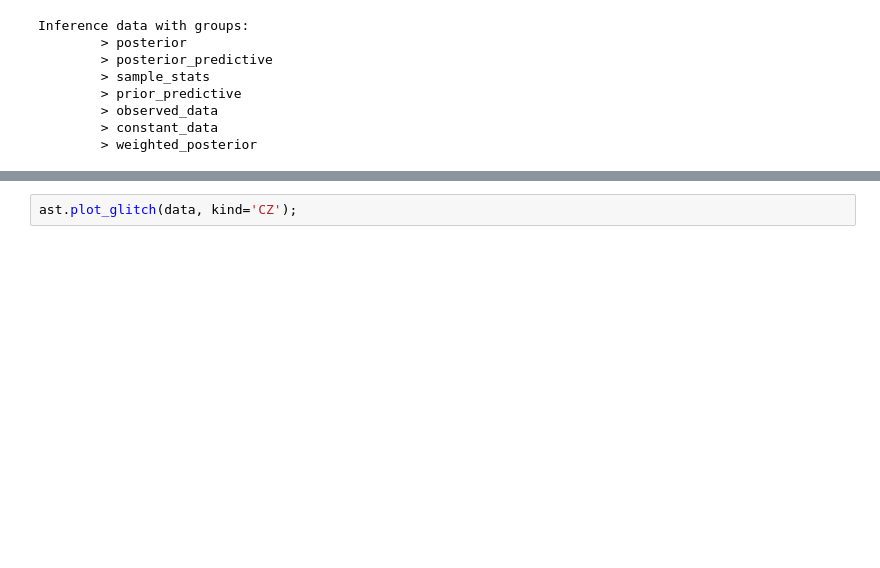
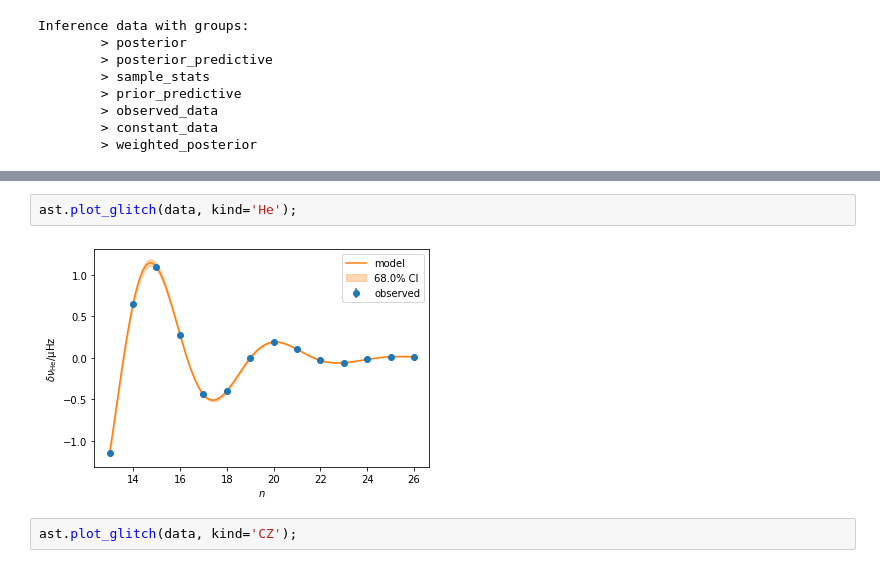
Before and after one commit to alexlyttle/asterion, a Jupyter notebook: docs/source/tutorials/glitch.ipynb, the cells around one changed output, grey strips where cells are left out. Saved outputs shown, nothing was run; the diff lists cells and outputs as text; blank space fills up the shorter version.

```diff
--- a/docs/source/tutorials/glitch.ipynb
+++ b/docs/source/tutorials/glitch.ipynb
@@ -167,3 +166,7 @@ ast.plot_glitch(data);
+# %%
+ast.plot_glitch(data, kind='He');
+# %% [output]
+[figure, added]
 # %%
 ast.plot_glitch(data, kind='CZ');
 # %% [output]
```
Also changed, not shown: parts of 27 cells of this notebook, 1 other file.
